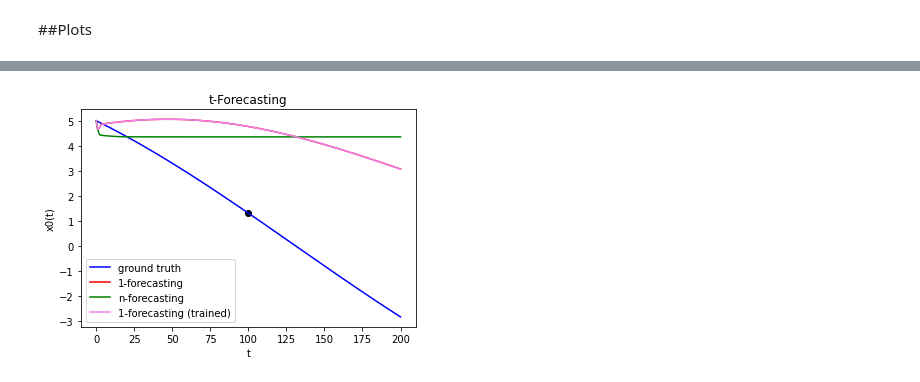
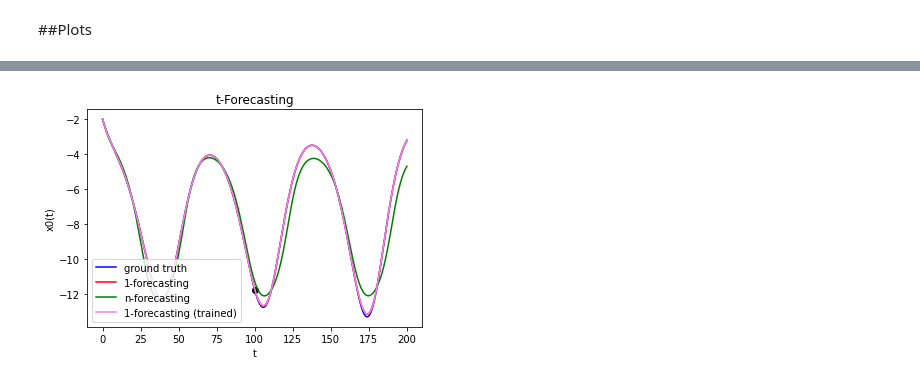
Before and after one commit to 0xbadc0ffe/DeepChaos, a Jupyter notebook: DeepChaos.ipynb, the cells around one changed output, grey strips where cells are left out. Drawn from its saved outputs; the diff is of its cells as text; code cells hidden in the pictures.

```diff
--- a/DeepChaos.ipynb
+++ b/DeepChaos.ipynb
@@ -218,14 +219,14 @@ class Sys():
 # %%
 ########### ESN - Hyperparameters
 
-device = torch.device("cuda:0" if torch.cuda.is_available() else "cpu") # TODO: move all tensors and model to device
+device = "cpu" #torch.device("cuda:0" if torch.cuda.is_available() else "cpu") # TODO: move all tensors and model to device
 os.system("cls")
 H = 200
 d = 3  # 0.05*H
 Nt = 100    # paper: 1000
 for_hor = 1        # This can be any integer, "n" for infinite horizon, "v" for variable
 dym_sys = 3
-epochs = 1000
+epochs = 10000
 activations = ["LeakyReLU", "Tanh", "ELU", "ModTanh", "PrModTanh", "ConvModTanh"]
 activation = activations[1]
 sys_types = {
@@ -233,7 +234,7 @@ sys_types = {
             "continuous":   ["Lorenz", "Elicoidal"]
         }
 sys_type = list(sys_types.keys())[1]  # "discrete" #"continuous"
-sys_name = sys_types[sys_type][1]
+sys_name = sys_types[sys_type][0]
 opt_types = ["SGD", "Adam"]
 opt_type = opt_types[1]
 early_stop = None  # 0.0005*Nt  # None to deactive early stopping
@@ -243,7 +244,7 @@ sigma_in = 0.15
 lambda_coeff = 0.4  # <= 1 to ensure the Echo State Property
 save_training = False         # save training
 pre_training = False          # pre training
-alpha = 1                     # tempered Physical loss
+alpha = 0                     # tempered Physical loss
 # %%
 #@title Bulding Model
 
@@ -621,21 +652,20 @@ plt.show()
 # %%
-# Plot xk vs t
+#@title Plot x0 vs t
 
 k=0
-plt.figure(2)
 plt.title(f"t-Forecasting")
 plt.plot(x_sys[:,k], color="blue", label="ground truth")
 plt.plot(x_for_1[:,k], color="red", label="1-forecasting")
 plt.plot(x_for_n[:,k], color="green",label="n-forecasting")
 #if for_hor != "n" and for_hor != 1:
 #    plt.plot(x_for_t, color="violet",label=f"{for_hor}-forecasting (trained)")
 plt.plot(x_for_t[:,k], color="violet",label=f"{for_hor}-forecasting (trained)")
 plt.xlabel("t")
 plt.ylabel(f"x{k}(t)")
 plt.legend()
 plt.scatter(Nt, x_sys[Nt, k], color="black") # training horizon position
 
 plt.show()
 # %% [output]
-[figure, old version]
+[figure, new version]
 # %%
```
Also changed, not shown: parts of 10 cells of this notebook.
